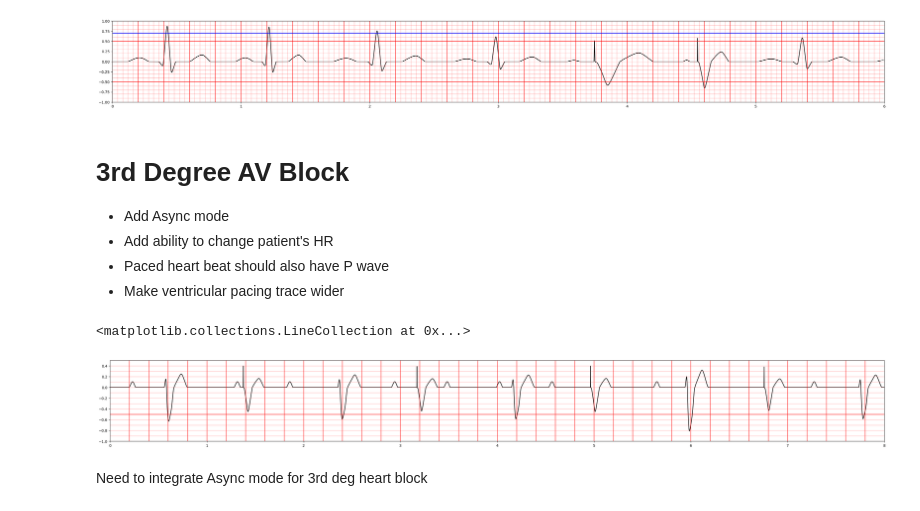
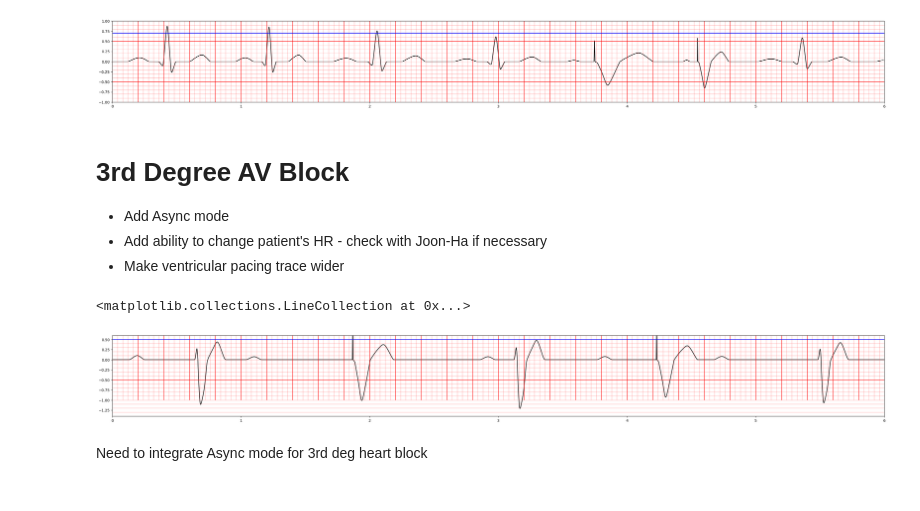
Before and after one commit to joonhaim/edupace, a Jupyter notebook: simulator-interface/ecg/ECG simulation - more organised version.ipynb, the cells around one changed output. Cells and saved outputs as stored; diff of their text form; code cells hidden in the pictures.

Commit message:
Update ECG simulation - more organised version.ipynb
Fixed the pacing logic for 3rd degree heart block simulation

```diff
--- a/simulator-interface/ecg/ECG simulation - more organised version.ipynb
+++ b/simulator-interface/ecg/ECG simulation - more organised version.ipynb
@@ -442,7 +440,6 @@ ax.hlines(sensitivity, xmin, xmax, colors='blue', alpha=1, linewidth=1.5)
 # %% [markdown]
 # 3rd Degree AV Block #
 * Add Async mode
-* Add ability to change patient's HR
-* Paced heart beat should also have P wave
+* Add ability to change patient's HR - check with Joon-Ha if necessary
 * Make ventricular pacing trace wider
 # %%
@@ -635,35 +673,61 @@ def complete_AV_block(iterations,sensitivity,output,rate,asynchronous=False):
 # %%
 t = np.linspace(0,1,101)
 iterations = 100
-x,y = complete_AV_block(iterations,5,1.6,80)
+sensitivity = 0.5
+output = 1.6
+rate = 80
+patient_HR = 80
+x,y = complete_AV_block(iterations,sensitivity,output,rate,patient_HR)
 
 
 fig2, ax2 = plt.subplots(figsize=(38, 4))
 ax2.plot(x,y, color='black')
 ax2.set_xlim(0,8)
 
-ax2.set_xlim(0, 8)
-ax2.set_ylim(-1, 0.5)
+ax2.set_xlim(0, 6)
+ax2.set_ylim(-1.4, 0.6)
 
 # compute line positions
 big_lines_v = np.arange(0, 8, 0.2)
 small_lines_v = np.arange(0, 8, 0.04)
 big_lines_h = np.arange(-1.5, 1.5, 1)
 small_lines_h = np.arange(-1.5, 1.5, 0.1)
 
 ymin, ymax = ax2.get_ylim()
 xmin, xmax = ax2.get_xlim()
 
+# # draw vertical lines (from ymin to ymax) in a single call each
+# ax2.vlines(big_lines_v, ymin, ymax, colors='red', alpha=0.7, linewidth=1.5)
+# ax.vlines(small_lines_v, ymin, ymax, colors='red', alpha=0.3, linewidth=1)
+
+# # draw horizontal lines (from xmin to xmax)
+# ax2.hlines(big_lines_h, xmin, xmax, colors='red', alpha=0.7, linewidth=1.5)
+# ax2.hlines(small_lines_h, xmin, xmax, colors='red', alpha=0.3, linewidth=1)
+
+
+# compute line positions
+big_lines_v = np.arange(0, 6, 0.2)
+small_lines_v = np.arange(0, 6, 0.04)
+big_lines_h = np.arange(-1.5, 1.5, 1)
+small_lines_h = np.arange(-1.5, 1.5, 0.1)
+
+ymin, ymax = ax.get_ylim()
+xmin, xmax = ax.get_xlim()
+
 # draw vertical lines (from ymin to ymax) in a single call each
 ax2.vlines(big_lines_v, ymin, ymax, colors='red', alpha=0.7, linewidth=1.5)
-ax.vlines(small_lines_v, ymin, ymax, colors='red', alpha=0.3, linewidth=1)
+ax2.vlines(small_lines_v, ymin, ymax, colors='red', alpha=0.3, linewidth=1)
 
 # draw horizontal lines (from xmin to xmax)
 ax2.hlines(big_lines_h, xmin, xmax, colors='red', alpha=0.7, linewidth=1.5)
 ax2.hlines(small_lines_h, xmin, xmax, colors='red', alpha=0.3, linewidth=1)
+
+
+#Line to indicate sensitivity setting
+ax2.hlines(sensitivity, xmin, xmax, colors='blue', alpha=1, linewidth=1.5)
 # %% [output]
 <matplotlib.collections.LineCollection at 0x...>
-[figure, old version]
+[figure, new version]
 # %% [markdown]
 Need to integrate Async mode for 3rd deg heart block
 # %% [markdown]
```
Also changed, not shown: parts of 7 cells of this notebook.
